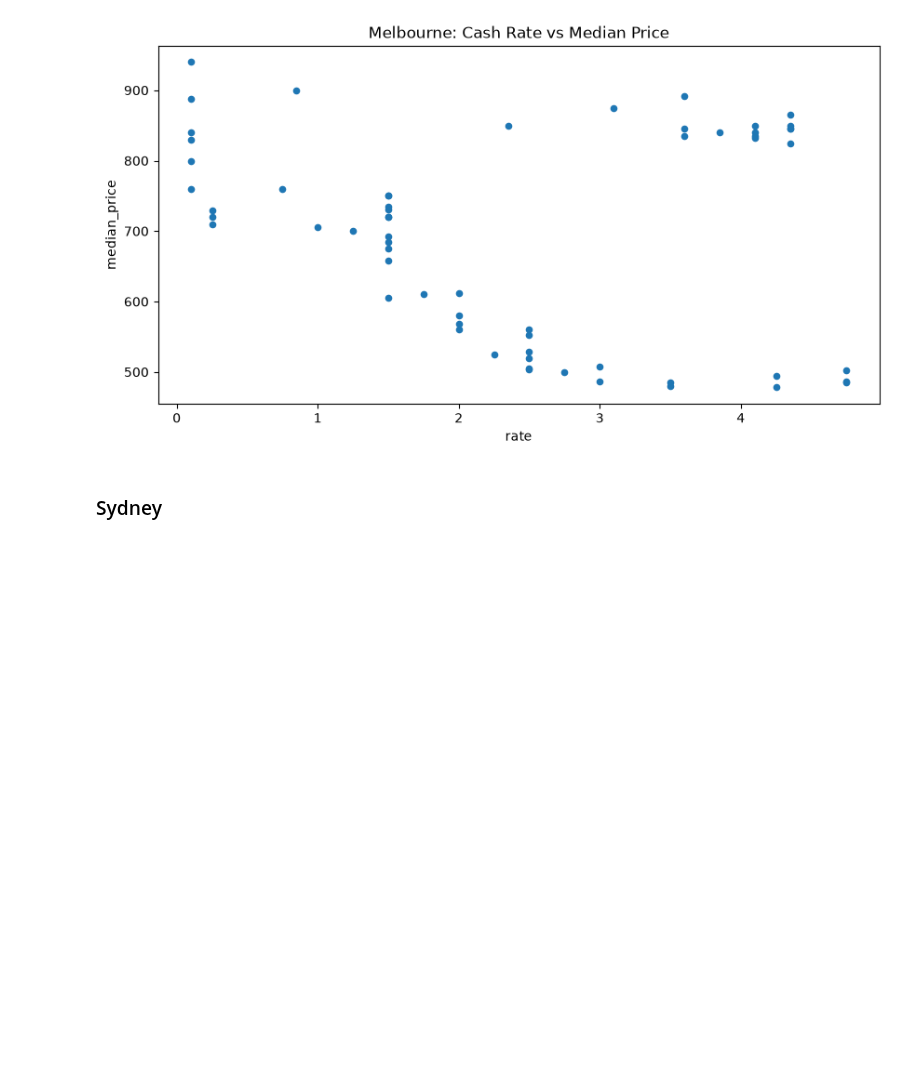
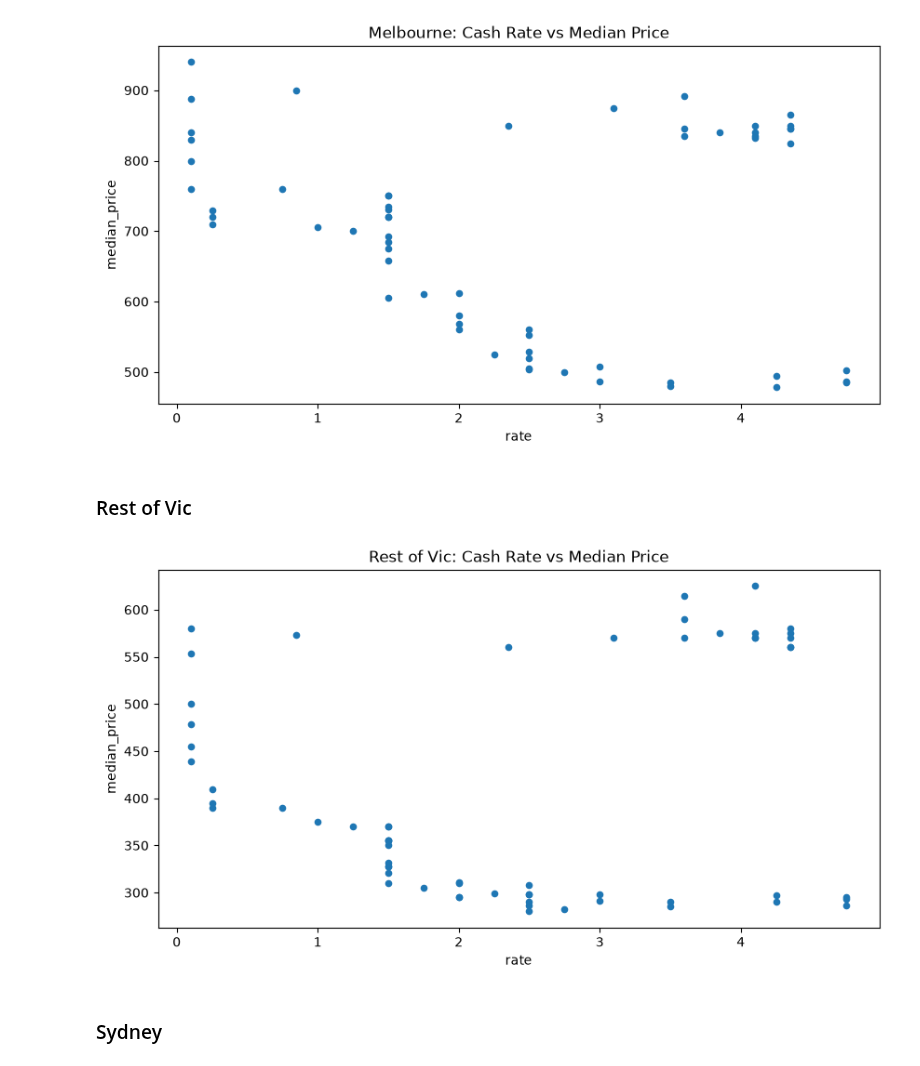
Before and after one commit to EddieYung2335/aus_housing_forecast, a Jupyter notebook: notebooks/01_eda.ipynb, the cells around one changed output. Drawn from its saved outputs; the diff is of its cells as text; code cells hidden in the pictures; blank space fills up the shorter version.

```diff
--- a/notebooks/01_eda.ipynb
+++ b/notebooks/01_eda.ipynb
@@ -455,6 +467,18 @@ plt.savefig("../reports/figures/melbourne_rate_vs_price.png", dpi=300)
 plt.show()
 # %% [output]
 [figure]
+# %% [markdown]
+### Rest of Vic
+# %%
+rest_of_vic_panel.plot.scatter(x="rate", y="median_price", figsize=(10, 5))
+
+plt.title("Rest of Vic: Cash Rate vs Median Price")
+
+plt.savefig("../reports/figures/rest_of_vic_rate_vs_price.png", dpi=300)
+
+plt.show()
+# %% [output]
+[figure, added]
 # %% [markdown]
 ### Sydney
 # %%
```
Also changed, not shown: parts of 19 cells of this notebook, 11 other files.
